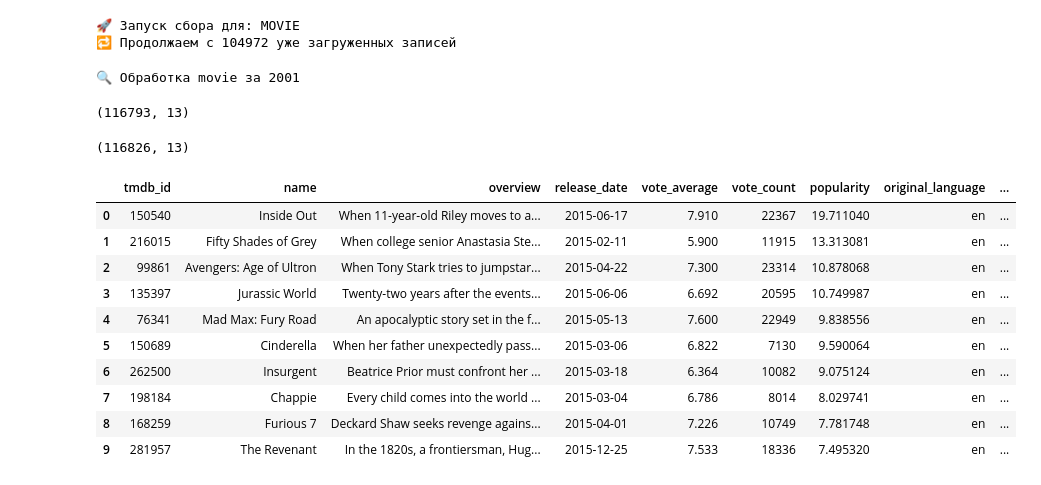
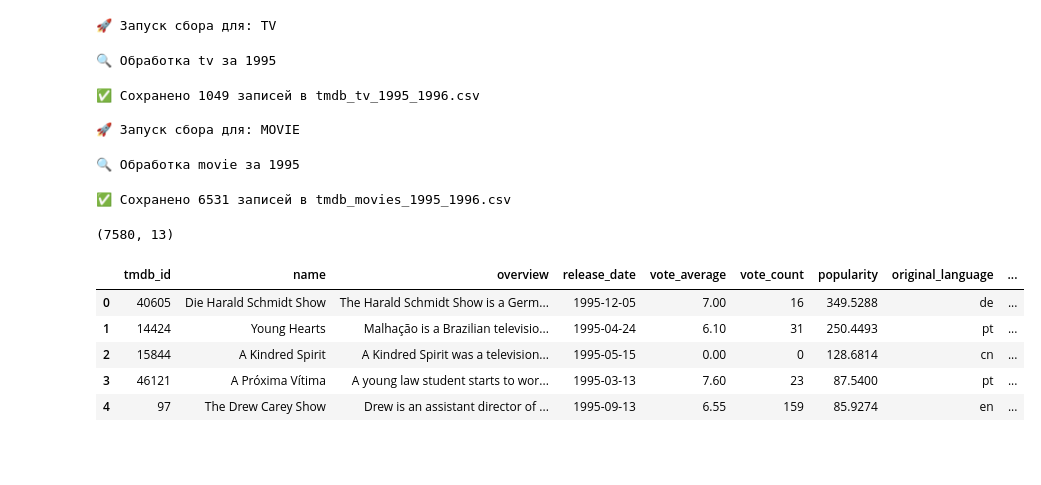
Before and after one commit to glazole/MovieLens, a Jupyter notebook: tmdb.ipynb, the cells around one changed output. Saved outputs shown, nothing was run; the diff lists cells and outputs as text; code cells hidden in the pictures; blank space fills up the shorter version.

```diff
--- a/tmdb.ipynb
+++ b/tmdb.ipynb
@@ -13,15 +13,15 @@ MAX_PAGES_PER_YEAR = 1000
 
 # Конфигурация по типу данных
 CONFIG = {
-    # "tv": {
-    #     "years": range(2021, 2024),
-    #     "checkpoint": "tmdb_checkpoint_tv_1996_2023.csv",
-    #     "output": "tmdb_tv_1996_2023.csv"
-    # },
+    "tv": {
+        "years": range(1980, 1995),
+        "checkpoint": "tmdb_checkpoint_tv_1980_1995.csv",
+        "output": "tmdb_tv_1980_1995.csv"
+    },
     "movie": {
-        "years": range(2009, 2015),
-        "checkpoint": "tmdb_checkpoint_movie_1996_2014.csv",
-        "output": "tmdb_movies_1996_2014.csv"
+        "years": range(1980, 1995),
+        "checkpoint": "tmdb_checkpoint_movie_1980_1995.csv",
+        "output": "tmdb_movies_1980_1995.csv"
     }
 }
 
@@ -145,36 +145,32 @@ def run_pipeline(media_type):
     print(f"\n✅ Сохранено {len(df)} записей в {output_path}")
 
 if __name__ == "__main__":
-    # run_pipeline("tv")     # сначала сериалы
+    run_pipeline("tv")     # сначала сериалы
     run_pipeline("movie")  # потом фильмы
 # %% [output]
-🚀 Запуск сбора для: MOVIE
-🔁 Продолжаем с 104972 уже загруженных записей
+🚀 Запуск сбора для: TV
-🔍 Обработка movie за 2001
+🔍 Обработка tv за 1995
+✅ Сохранено 1049 записей в tmdb_tv_1995_1996.csv
+
+🚀 Запуск сбора для: MOVIE
+🔍 Обработка movie за 1995
+✅ Сохранено 6531 записей в tmdb_movies_1995_1996.csv
 # %%
 import pandas as pd
-CHECKPOINT_FILE = "tmdb_checkpoint_2015.csv"
-OUTPUT_FILE = "tmdb_full_dataset_2015.csv"
-df = pd.read_csv(CHECKPOINT_FILE, low_memory=False)
+OUTPUT_FILE1 = "tmdb_tv_1980_1995.csv"
+OUTPUT_FILE2 = "tmdb_movies_1980_1995.csv"
+df1 = pd.read_csv(OUTPUT_FILE1, low_memory=False)
+df2 = pd.read_csv(OUTPUT_FILE2, low_memory=False)
+df = pd.concat([df1, df2], ignore_index=True)
 df.shape
 # %% [output]
-(116793, 13)
+(7580, 13)
-# %%
-df = pd.read_csv(OUTPUT_FILE, low_memory=False)
-df.shape
-# %% [output]
-(116826, 13)
 # %%
-df.head(10)
+df.head()
 # %% [output]
 |  | tmdb_id | name | overview | release_date | vote_average | vote_count | popularity | original_language | ... |
-| 0 | 150540 | Inside Out | When 11-year-old Riley moves to a... | 2015-06-17 | 7.910 | 22367 | 19.711040 | en | ... |
-| 1 | 216015 | Fifty Shades of Grey | When college senior Anastasia Ste... | 2015-02-11 | 5.900 | 11915 | 13.313081 | en | ... |
-| 2 | 99861 | Avengers: Age of Ultron | When Tony Stark tries to jumpstar... | 2015-04-22 | 7.300 | 23314 | 10.878068 | en | ... |
-| 3 | 135397 | Jurassic World | Twenty-two years after the events... | 2015-06-06 | 6.692 | 20595 | 10.749987 | en | ... |
-| 4 | 76341 | Mad Max: Fury Road | An apocalyptic story set in the f... | 2015-05-13 | 7.600 | 22949 | 9.838556 | en | ... |
-| 5 | 150689 | Cinderella | When her father unexpectedly pass... | 2015-03-06 | 6.822 | 7130 | 9.590064 | en | ... |
-| 6 | 262500 | Insurgent | Beatrice Prior must confront her ... | 2015-03-18 | 6.364 | 10082 | 9.075124 | en | ... |
-| 7 | 198184 | Chappie | Every child comes into the world ... | 2015-03-04 | 6.786 | 8014 | 8.029741 | en | ... |
-| 8 | 168259 | Furious 7 | Deckard Shaw seeks revenge agains... | 2015-04-01 | 7.226 | 10749 | 7.781748 | en | ... |
-| 9 | 281957 | The Revenant | In the 1820s, a frontiersman, Hug... | 2015-12-25 | 7.533 | 18336 | 7.495320 | en | ... |
+| 0 | 40605 | Die Harald Schmidt Show | The Harald Schmidt Show is a Germ... | 1995-12-05 | 7.00 | 16 | 349.5288 | de | ... |
+| 1 | 14424 | Young Hearts | Malhação is a Brazilian televisio... | 1995-04-24 | 6.10 | 31 | 250.4493 | pt | ... |
+| 2 | 15844 | A Kindred Spirit | A Kindred Spirit was a television... | 1995-05-15 | 0.00 | 0 | 128.6814 | cn | ... |
+| 3 | 46121 | A Próxima Vítima | A young law student starts to wor... | 1995-03-13 | 7.60 | 23 | 87.5400 | pt | ... |
+| 4 | 97 | The Drew Carey Show | Drew is an assistant director of ... | 1995-09-13 | 6.55 | 159 | 85.9274 | en | ... |
```
Also changed, not shown: parts of 5 cells of this notebook, 4 other files.
